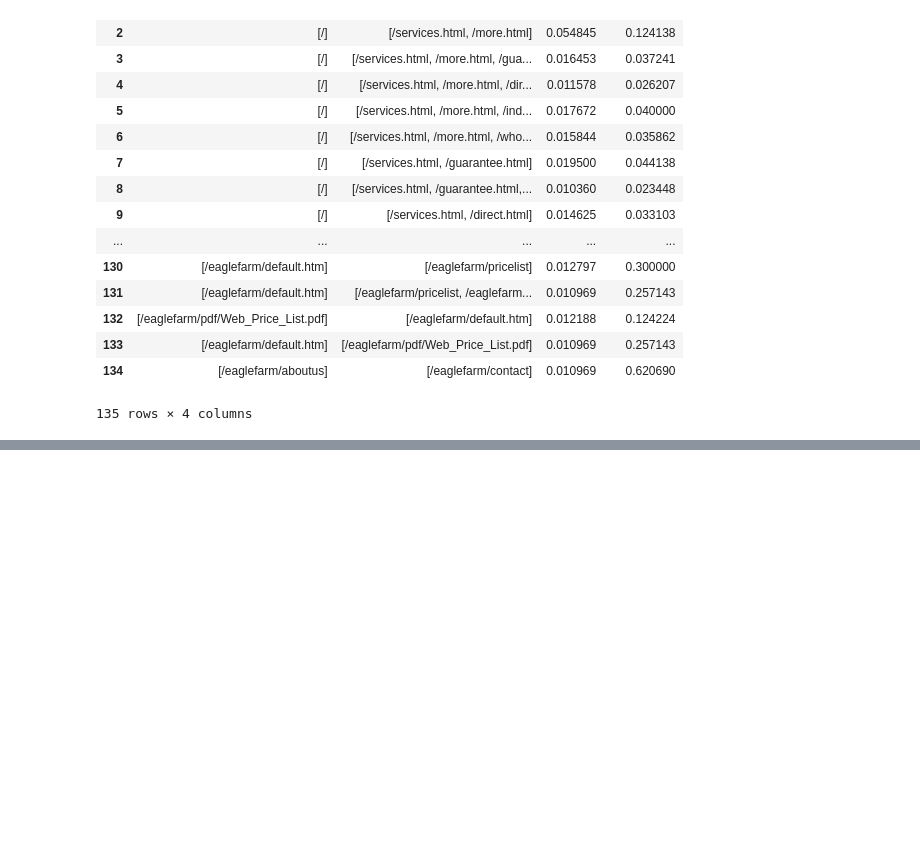
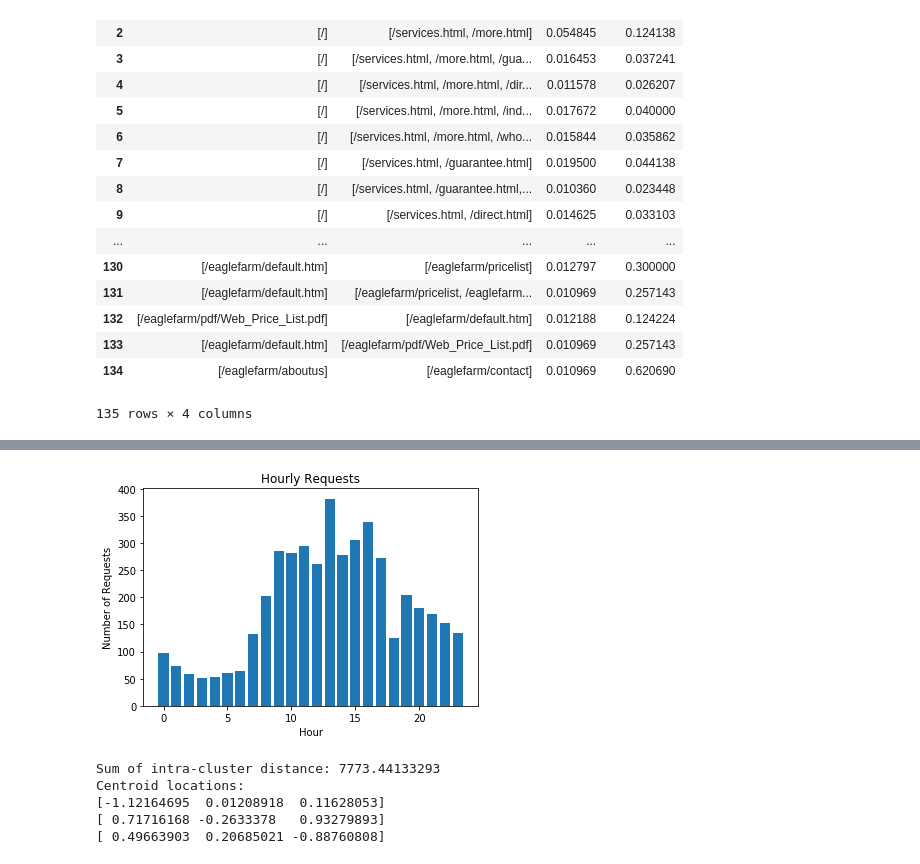
Before and after one commit to MaxEdman/IFN645_CaseStudy2, a Jupyter notebook: Task 6 - Web Mining.ipynb, the cells around one changed output, grey strips where cells are left out. Drawn from its saved outputs; the diff is of its cells as text; code cells hidden in the pictures; blank space fills up the shorter version.

```diff
--- a/Task 6 - Web Mining.ipynb
+++ b/Task 6 - Web Mining.ipynb
@@ -248,0 +306,15 @@ plt.show()
+# %%
+requestPerHour = df2.groupby('hour')['Request'].size()
+requestPerHour = pd.DataFrame(data=requestPerHour)
+requestPerHour.columns= ['NumOfHourlyRequest']
+
+
+
+x_axis=requestPerHour.index
+plt.bar(x_axis,requestPerHour['NumOfHourlyRequest'])
+plt.ylabel('Number of Requests')
+plt.xlabel('Hour')
+plt.title('Hourly Requests')
+plt.show()
+# %% [output]
+[figure, added]
@@ -248,0 +333,22 @@ plt.show()
+# %%
+from sklearn.cluster import KMeans
+
+# random state, we will use 42 instead of 10 for a change
+rs = 42
+
+# set the random state. different random state seeds might result in different centroids locations
+model = KMeans(n_clusters=3, random_state=rs)
+model.fit(X)
+
+# sum of intra-cluster distances
+print("Sum of intra-cluster distance:", model.inertia_)
+
+print("Centroid locations:")
+for centroid in model.cluster_centers_:
+    print(centroid)
+# %% [output]
+Sum of intra-cluster distance: 7773.44133293
+Centroid locations:
+[-1.12164695  0.01208918  0.11628053]
+[ 0.71716168 -0.2633378   0.93279893]
+[ 0.49663903  0.20685021 -0.88760808]
```
Also changed, not shown: parts of 10 cells of this notebook, 1 other file.
